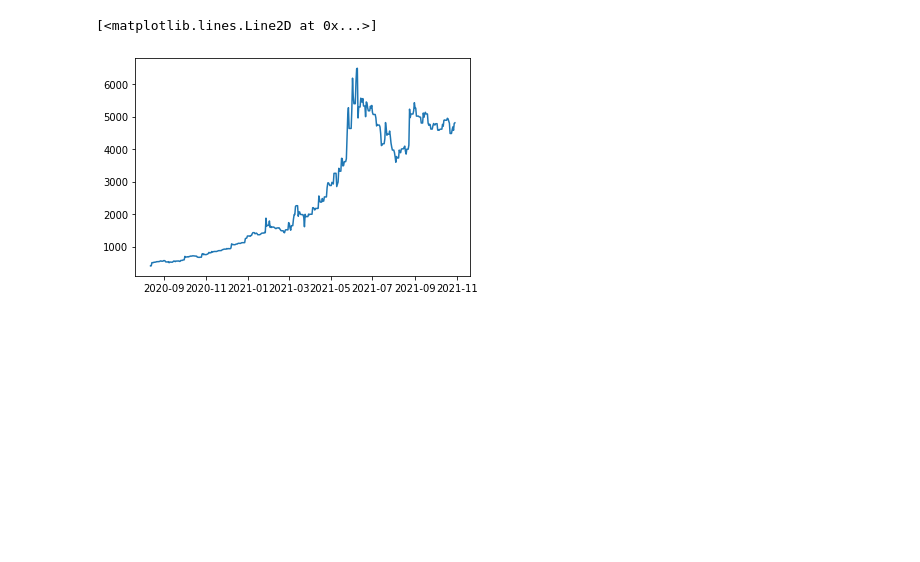
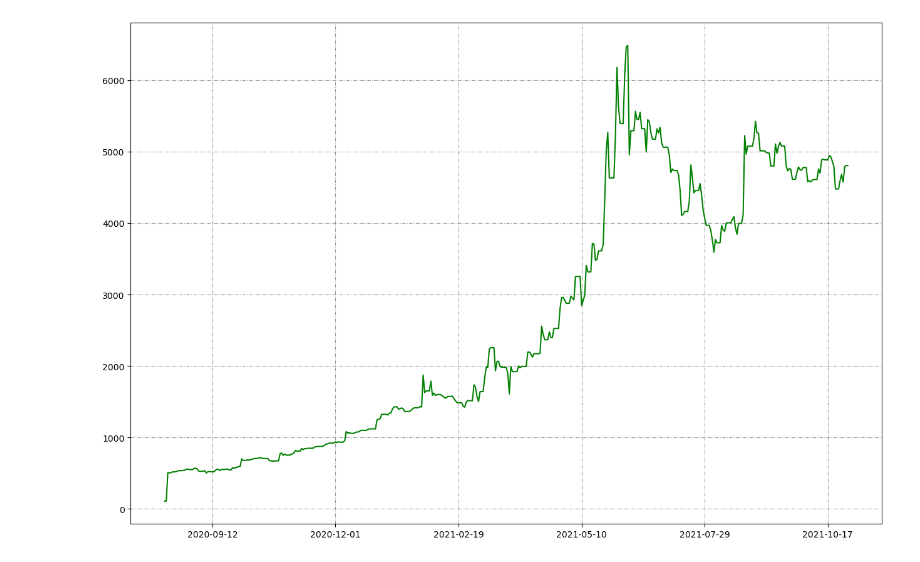
Before and after one commit to CharlieBignell/DataScience-StockMarket, a Jupyter notebook: analyse.ipynb, the cells around one changed output. Drawn from its saved outputs; the diff is of its cells as text; code cells hidden in the pictures; blank space fills up the shorter version.

Commit message:
Improved plots

```diff
--- a/analyse.ipynb
+++ b/analyse.ipynb
@@ -263,8 +264,36 @@ df_dailyActivity = df_dailyActivity.reset_index()
-# %%
-plt.plot(df_dailyValue["Date"], df_dailyValue["Value"])
-# %% [output]
-[<matplotlib.lines.Line2D at 0x...>]
-[figure, removed]
+# %%
+# plt.plot(df_dailyValue["Date"], df_dailyValue["Value"])
+def price_plot(start = df_dailyValue["Date"].min(), end = df_dailyValue["Date"].max()):
+
+    df_sub = df_dailyValue.loc[(df_dailyValue["Date"] >= start) & (df_dailyValue["Date"] <= end)]
+
+    # Convert to Numpy array
+    np_dailyValue = df_sub.to_numpy()
+
+    # Get adjusted close data from the 5th column
+    np_adj_close = np_dailyValue[:,1]
+
+    # Get date from the 1st
+    date_arr = np_dailyValue[:,0]
+
+    # Defines area taken up by the plot
+    fig = plt.figure(figsize=(12,8),dpi=100)
+    axes = fig.add_axes([0,0,1,1])
+
+    # Define the plot line color as navy
+    axes.plot(date_arr, np_adj_close, color='green')
+
+    # Set max ticks on the x axis
+    axes.xaxis.set_major_locator(plt.MaxNLocator(8))
+
+    # Add a grid, color, dashes(5pts 1 pt dashes separated by 2pt space)
+    axes.grid(True, color='0.6', dashes=(5, 2, 1, 2))
+
+    # Set grid background color
+    # axes.set_facecolor('#FAEBD7')
+price_plot()
+# %% [output]
+[figure, added]
 # %%
 df_dailyActivity.to_csv('./outputs/dailyActivity.csv', index=False)
 df_dailyValue.to_csv('./outputs/dailyValue.csv', index=False)
```
Also changed, not shown: parts of 3 cells of this notebook, 1 other file.
